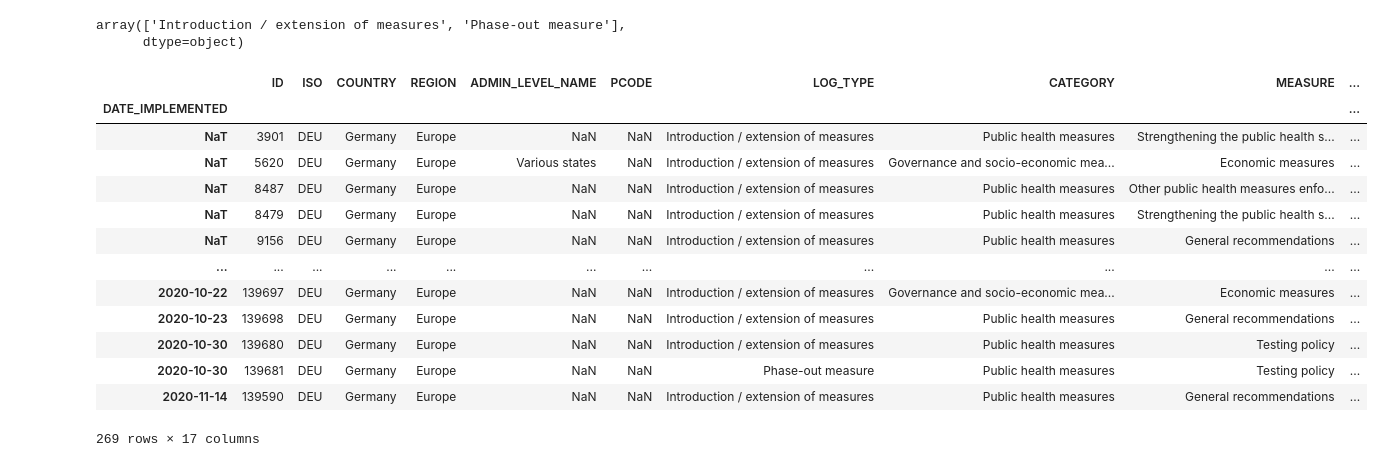
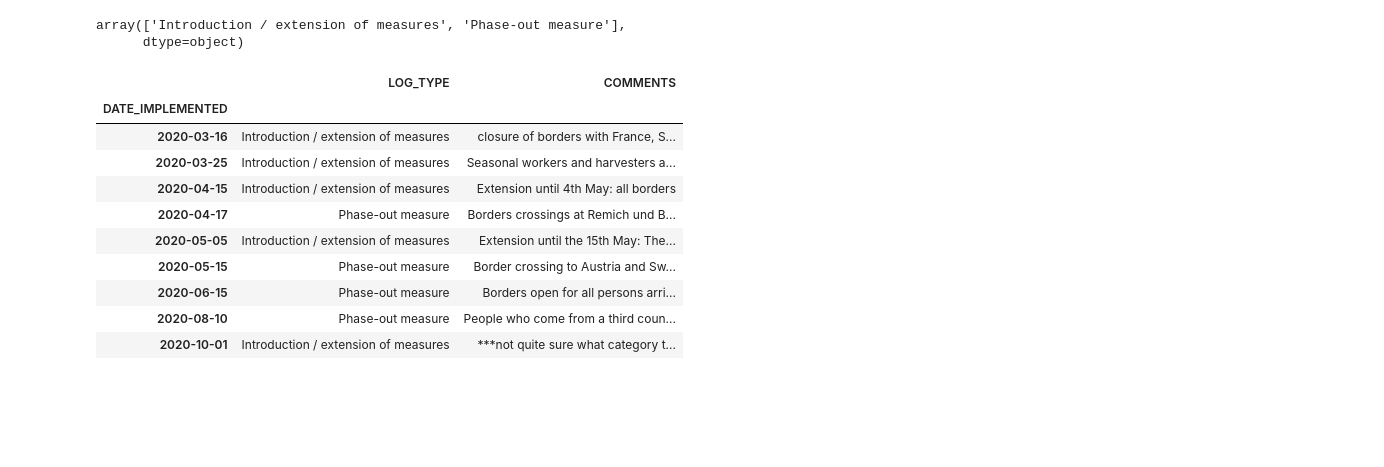
Before and after one commit to armsp/BDPP-23-Covid-Project, a Jupyter notebook: work/project/study_h.ipynb, the cells around one changed output. Drawn from its saved outputs; the diff is of its cells as text; code cells hidden in the pictures; blank space fills up the shorter version.

```diff
--- a/work/project/study_h.ipynb
+++ b/work/project/study_h.ipynb
@@ -79,19 +81,16 @@ country.LOG_TYPE.unique()
 array(['Introduction / extension of measures', 'Phase-out measure'],
       dtype=object)
 # %%
-country
+country[ country.MEASURE == "Border closure" ][[ "LOG_TYPE", "COMMENTS" ]]
 # %% [output]
-|  | ID | ISO | COUNTRY | REGION | ADMIN_LEVEL_NAME | PCODE | LOG_TYPE | CATEGORY | MEASURE | ... |
-| DATE_IMPLEMENTED |  |  |  |  |  |  |  |  |  | ... |
-| NaT | 3901 | DEU | Germany | Europe | NaN | NaN | Introduction / extension of measures | Public health measures | Strengthening the public health s... | ... |
-| NaT | 5620 | DEU | Germany | Europe | Various states | NaN | Introduction / extension of measures | Governance and socio-economic mea... | Economic measures | ... |
-| NaT | 8487 | DEU | Germany | Europe | NaN | NaN | Introduction / extension of measures | Public health measures | Other public health measures enfo... | ... |
-| NaT | 8479 | DEU | Germany | Europe | NaN | NaN | Introduction / extension of measures | Public health measures | Strengthening the public health s... | ... |
-| NaT | 9156 | DEU | Germany | Europe | NaN | NaN | Introduction / extension of measures | Public health measures | General recommendations | ... |
-| ... | ... | ... | ... | ... | ... | ... | ... | ... | ... | ... |
-| 2020-10-22 | 139697 | DEU | Germany | Europe | NaN | NaN | Introduction / extension of measures | Governance and socio-economic mea... | Economic measures | ... |
-| 2020-10-23 | 139698 | DEU | Germany | Europe | NaN | NaN | Introduction / extension of measures | Public health measures | General recommendations | ... |
-| 2020-10-30 | 139680 | DEU | Germany | Europe | NaN | NaN | Introduction / extension of measures | Public health measures | Testing policy | ... |
-| 2020-10-30 | 139681 | DEU | Germany | Europe | NaN | NaN | Phase-out measure | Public health measures | Testing policy | ... |
-| 2020-11-14 | 139590 | DEU | Germany | Europe | NaN | NaN | Introduction / extension of measures | Public health measures | General recommendations | ... |
+|  | LOG_TYPE | COMMENTS |
+| DATE_IMPLEMENTED |  |  |
+| 2020-03-16 | Introduction / extension of measures | closure of borders with France, S... |
+| 2020-03-25 | Introduction / extension of measures | Seasonal workers and harvesters a... |
+| 2020-04-15 | Introduction / extension of measures | Extension until 4th May: all borders |
+| 2020-04-17 | Phase-out measure | Borders crossings at Remich und B... |
+| 2020-05-05 | Introduction / extension of measures | Extension until the 15th May: The... |
+| 2020-05-15 | Phase-out measure | Border crossing to Austria and Sw... |
+| 2020-06-15 | Phase-out measure | Borders open for all persons arri... |
+| 2020-08-10 | Phase-out measure | People who come from a third coun... |
+| 2020-10-01 | Introduction / extension of measures | ***not quite sure what category t... |
-269 rows × 17 columns
```
Also changed, not shown: parts of 11 cells of this notebook, 2 other files.
